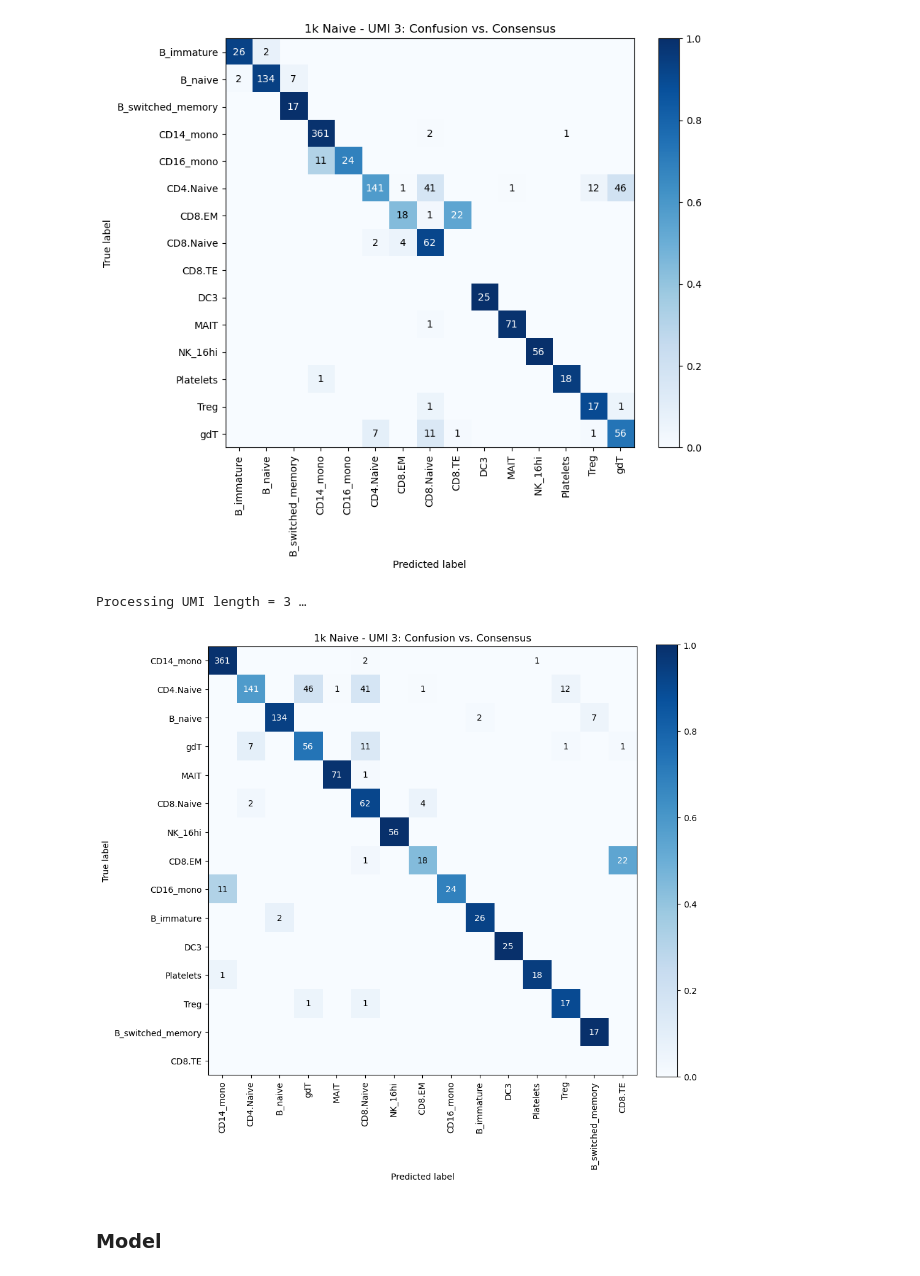
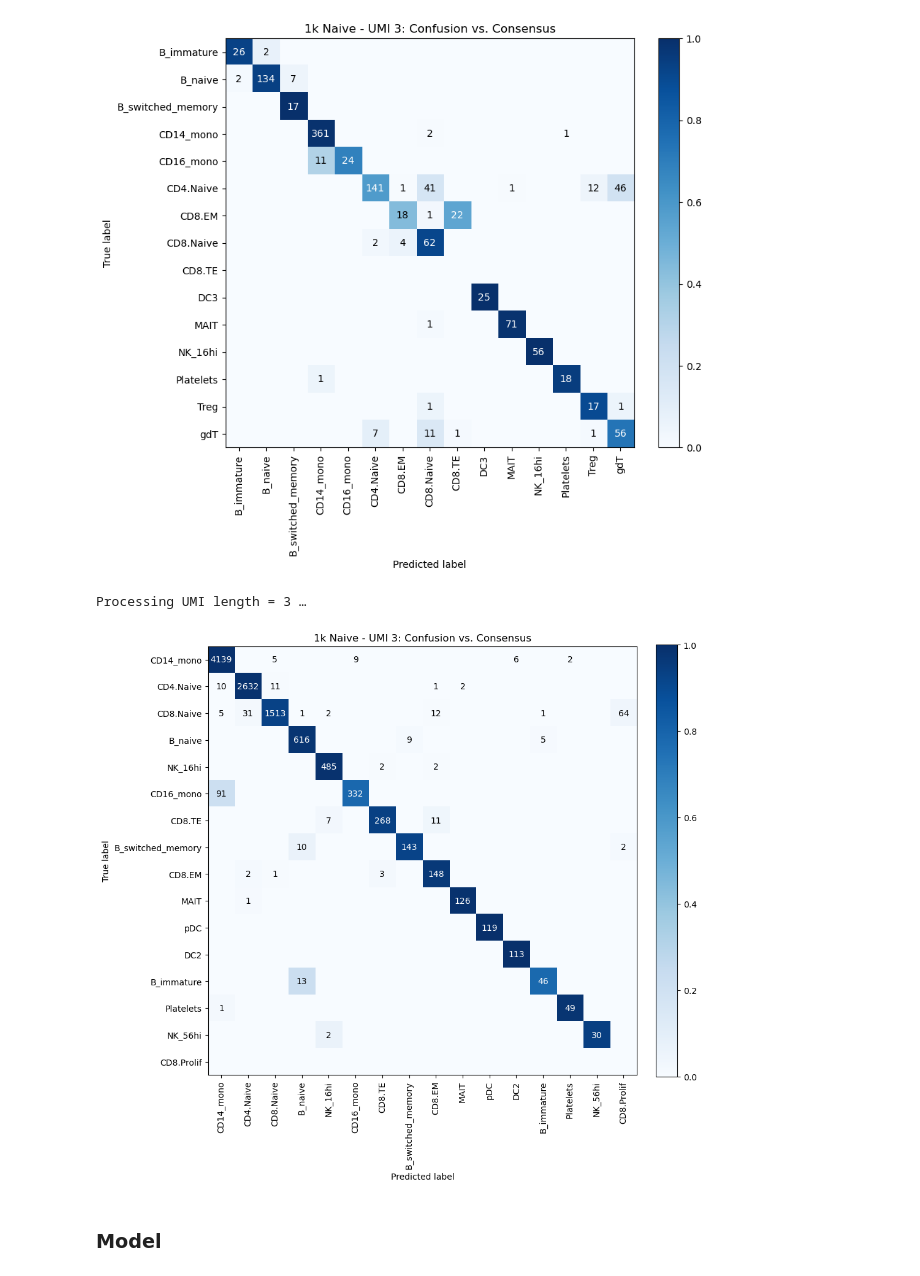
Before and after one commit to agdylan/minimal_UMIs, a Jupyter notebook: figures_ur/manuscript_figures_notebook.ipynb, the cells around one changed output. Saved outputs shown, nothing was run; the diff lists cells and outputs as text; code cells hidden in the pictures.

Commit message:
figures update

```diff
--- a/figures_ur/manuscript_figures_notebook.ipynb
+++ b/figures_ur/manuscript_figures_notebook.ipynb
@@ -887,7 +887,17 @@ for cell in common_cells:
 
 # ──────────────────────────────────────────────────────────────────────────────
 # 2) Exclude these three from the axes
-exclude = {"Plasma_cell_IgG", "CD4.Prolif", "pDC"}
+# exclude = {"Plasma_cell_IgG", "CD4.Prolif", "pDC"} # 1k
+exclude = {
+    "B_exhausted",
+    "B_non-switched_memory",
+    "CD4.Prolif",
+    "DC1",
+    "HSC_CD38pos",
+    "HSC_erythroid",
+    "gdT",
+    "Plasma_cell_IgA"
+} #10k
 
 # ──────────────────────────────────────────────────────────────────────────────
 # 3) Only process UMI length of 3
@@ -926,34 +936,34 @@ labels = [labels[idx] for idx in order]
 # ──────────────────────────────────────────────────────────────────────────────
 
 # ─── Plot ──────────────────────────────────────────────────────────────────
 fig, ax = plt.subplots(figsize=(10, 10))
 im = ax.imshow(cm_prop, cmap="Blues", vmin=0, vmax=1)
 
 ax.set_xticks(np.arange(n))
 ax.set_yticks(np.arange(n))
 ax.set_xticklabels(labels, rotation=90, ha="center")
 ax.set_yticklabels(labels)
 ax.set_xlabel("Predicted label")
 ax.set_ylabel("True label")
 ax.set_title(f"1k Naive - UMI {umi}: Confusion vs. Consensus")
 
 thresh = 0.5
 for r in range(n):
     for c in range(n):
         count = cm[r, c]
         if count == 0:
             continue
         color = "white" if cm_prop[r, c] > thresh else "black"
         ax.text(c, r, str(count), ha="center", va="center", color=color)
 
 cbar = fig.colorbar(im, ax=ax, fraction=0.046, pad=0.04)
 
 plt.tight_layout()
 plt.savefig(f"/data/dagyeman/cellranger/bam_file_analysis/figures_ur/manuscript_figures/10k_PBMCs/naive_confusion_matrix_UMI_{umi}.pdf")
 plt.show()
 # %% [output]
 Processing UMI length = 3 …
-[figure, old version]
+[figure, new version]
 # %% [markdown]
 ### Model
 # %%
```
Also changed, not shown: 28 other files.
